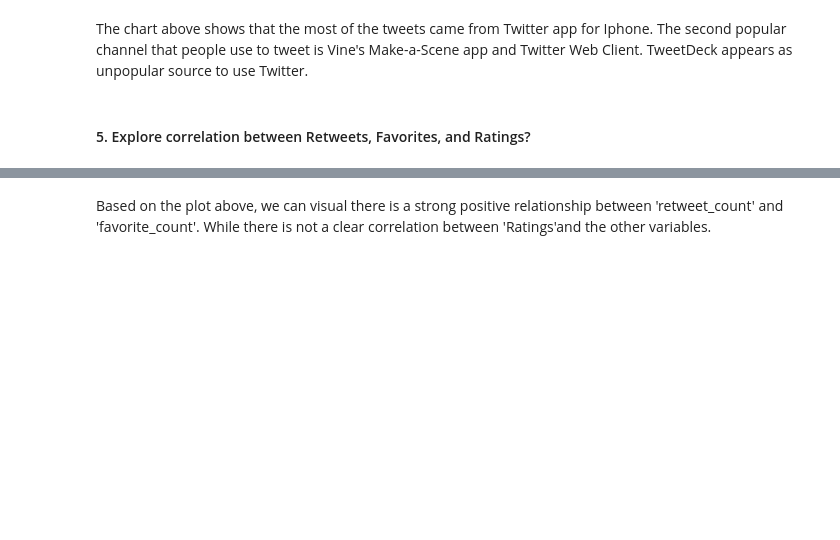
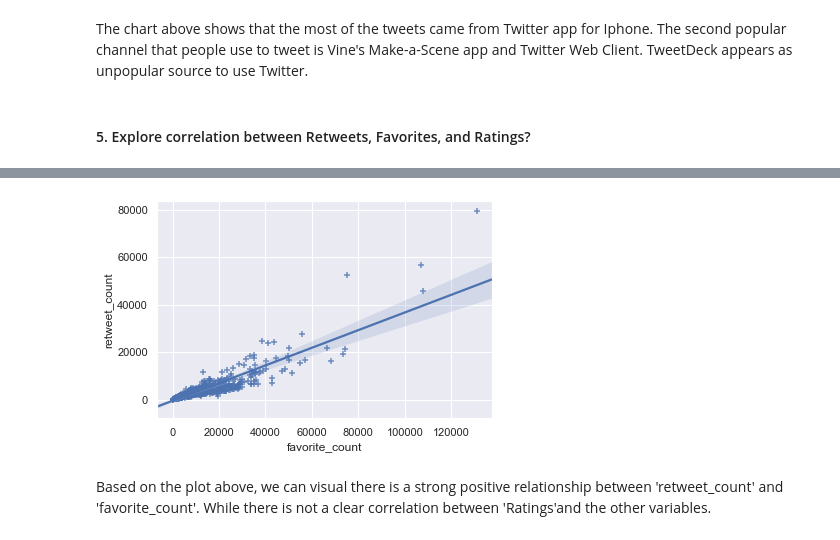
Before and after one commit to huonghuynh93/Data-Wrangling, a Jupyter notebook: Wrangle_act.ipynb, the cells around one changed output, grey strips where cells are left out. Saved outputs shown, nothing was run; the diff lists cells and outputs as text; code cells hidden in the pictures; blank space fills up the shorter version.

```diff
--- a/Wrangle_act.ipynb
+++ b/Wrangle_act.ipynb
@@ -999,2 +1087,6 @@ sns.pairplot(df_twitter,vars=['Ratings','retweet_count','favorite_count']);
+# %%
+ax=sns.regplot(x=df_twitter.favorite_count,y=df_twitter.retweet_count,marker="+");
+# %% [output]
+[figure, added]
 # %% [markdown]
 Based on the plot above, we can visual there is a strong positive relationship between 'retweet_count' and 'favorite_count'. While there is not a clear correlation between 'Ratings'and the other variables.
```
Also changed, not shown: parts of 98 cells of this notebook, 3 other files.
